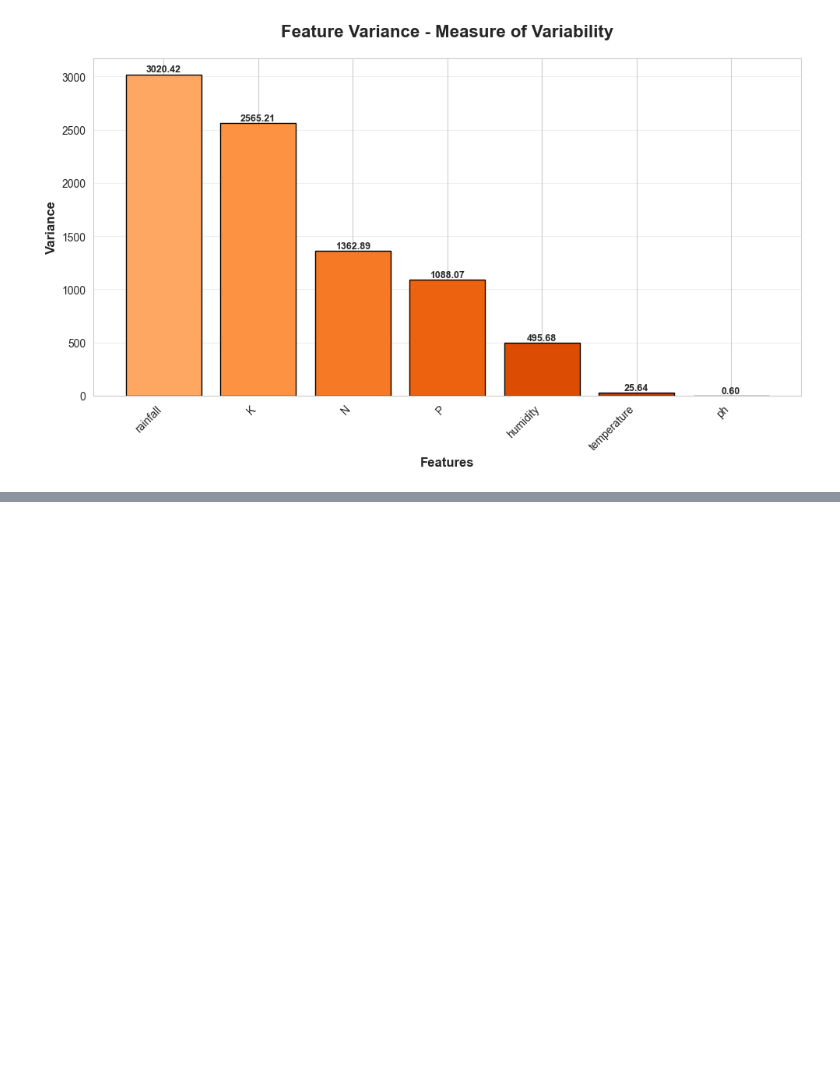
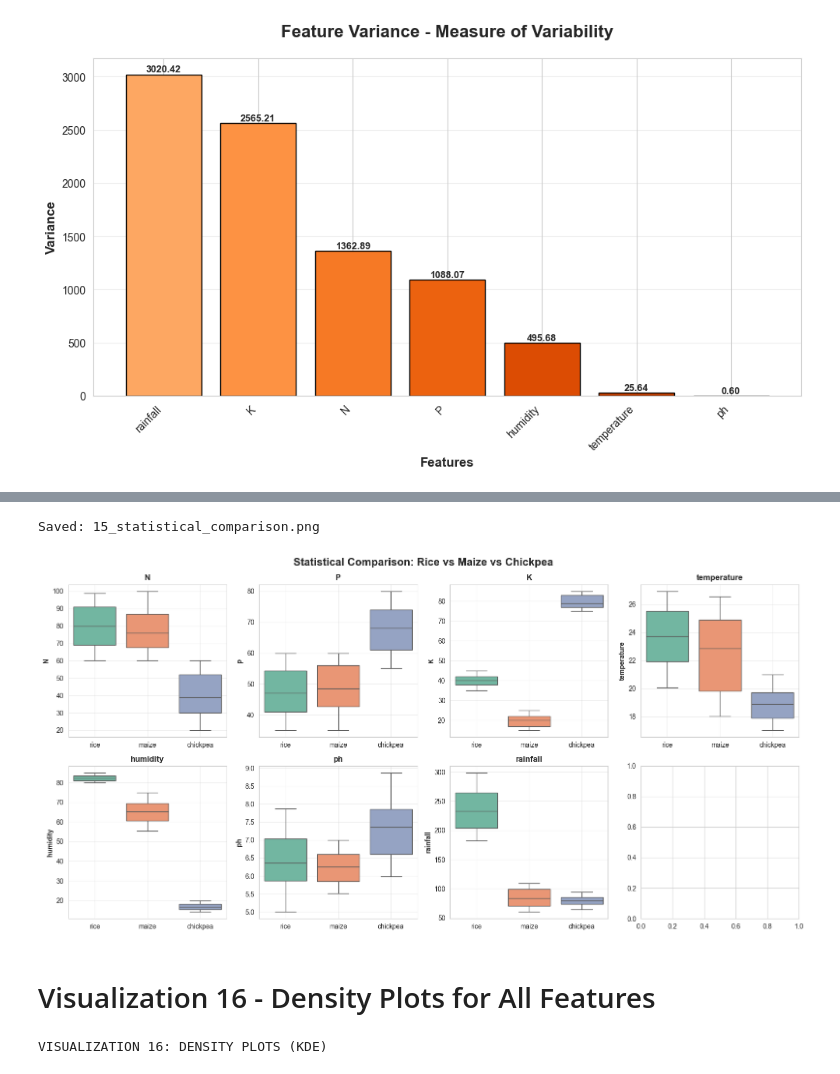
Before and after one commit to x-neon-nexus-o/AI-Powered-Crop-Recommendation-System-with-Explainable-AI-and-Economic-Analysis, a Jupyter notebook: notebooks/3.Exploratory Data Analysis.ipynb, the cells around one changed output, grey strips where cells are left out. Saved outputs shown, nothing was run; the diff lists cells and outputs as text; code cells hidden in the pictures; blank space fills up the shorter version.

```diff
--- a/notebooks/3.Exploratory Data Analysis.ipynb
+++ b/notebooks/3.Exploratory Data Analysis.ipynb
@@ -573,0 +693,3 @@ Saved: 11_feature_variance.png
+# %%
+sample_crops=["rice","maize","chickpea"]
+sample_data=df[df["label"].isin(sample_crops)]
@@ -573,0 +712,27 @@ Saved: 11_feature_variance.png
+# %%
+fig,axes=plt.subplots(2,4,figsize=(16,8))
+fig.suptitle("Statistical Comparison: Rice vs Maize vs Chickpea",fontsize=16,fontweight="bold")
+
+for idx,feature in enumerate(features):
+    row=idx//4
+    col=idx%4
+
+    sns.boxplot(data=sample_data,x="label",y=feature,ax=axes[row,col],palette="Set2",hue="label")
+    axes[row,col].set_title(f"{feature}",fontweight="bold")
+    axes[row,col].set_xlabel("")
+    axes[row,col].set_ylabel(feature,fontweight="bold")
+    axes[row,col].grid(True,alpha=0.3)
+
+plt.tight_layout()
+plt.savefig('../data/visualizations/15_statistical_comparison.png', dpi=300, bbox_inches='tight')
+print("\nSaved: 15_statistical_comparison.png")
+plt.show()
+# %% [output]
+Saved: 15_statistical_comparison.png
+[figure, added]
+# %% [markdown]
+#  Visualization 16 - Density Plots for All Features
+# %%
+print("VISUALIZATION 16: DENSITY PLOTS (KDE)")
+# %% [output]
+VISUALIZATION 16: DENSITY PLOTS (KDE)
```
Also changed, not shown: parts of 24 cells of this notebook, 7 other files.
